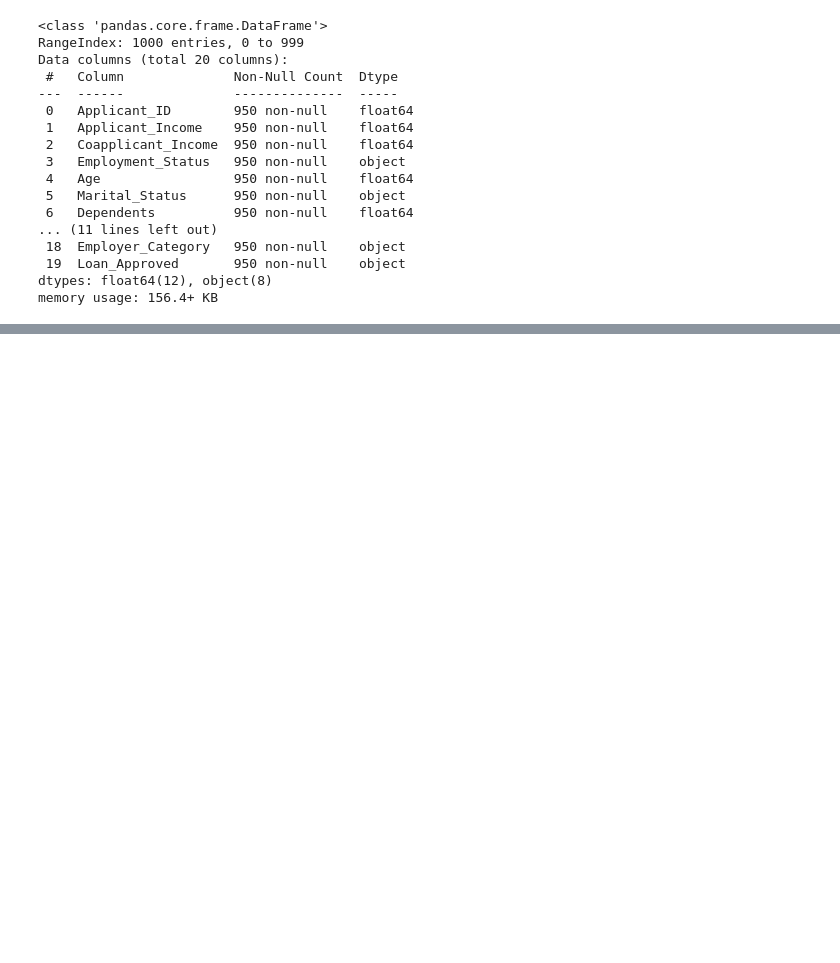
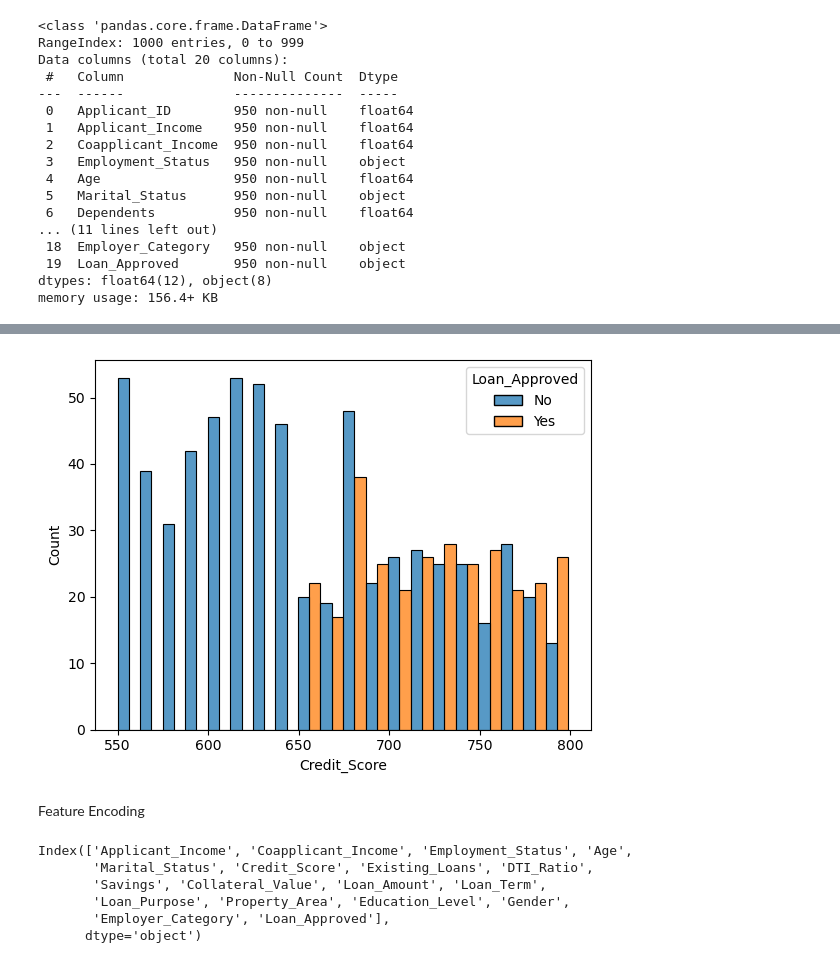
Before and after one commit to nipun-davasam/ML-Projects, a Jupyter notebook: CreditWise Loan System/code.ipynb, the cells around one changed output, grey strips where cells are left out. Saved outputs shown, nothing was run; the diff lists cells and outputs as text; code cells hidden in the pictures; blank space fills up the shorter version.

```diff
--- a/CreditWise Loan System/code.ipynb
+++ b/CreditWise Loan System/code.ipynb
@@ -65,0 +155,17 @@ df.describe()
+# %%
+# chekcing credit score and loan approval rate
+sns.histplot(data=df,x="Credit_Score",hue="Loan_Approved",multiple="dodge",bins=20)
+plt.show()
+# %% [output]
+[figure, added]
+# %% [markdown]
+Feature Encoding
+# %%
+df.columns
+# %% [output]
+Index(['Applicant_Income', 'Coapplicant_Income', 'Employment_Status', 'Age',
+       'Marital_Status', 'Credit_Score', 'Existing_Loans', 'DTI_Ratio',
+       'Savings', 'Collateral_Value', 'Loan_Amount', 'Loan_Term',
+       'Loan_Purpose', 'Property_Area', 'Education_Level', 'Gender',
+       'Employer_Category', 'Loan_Approved'],
+      dtype='object')
```
Also changed, not shown: parts of 20 cells of this notebook.
